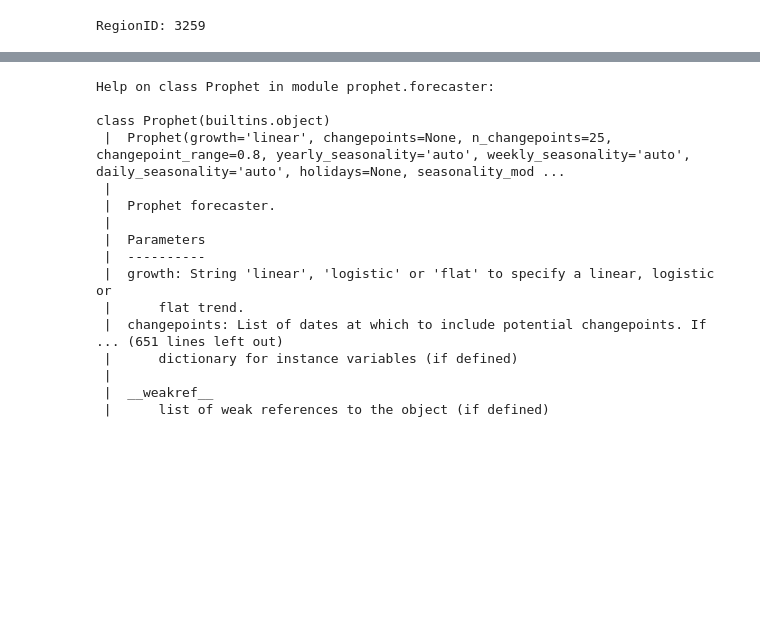
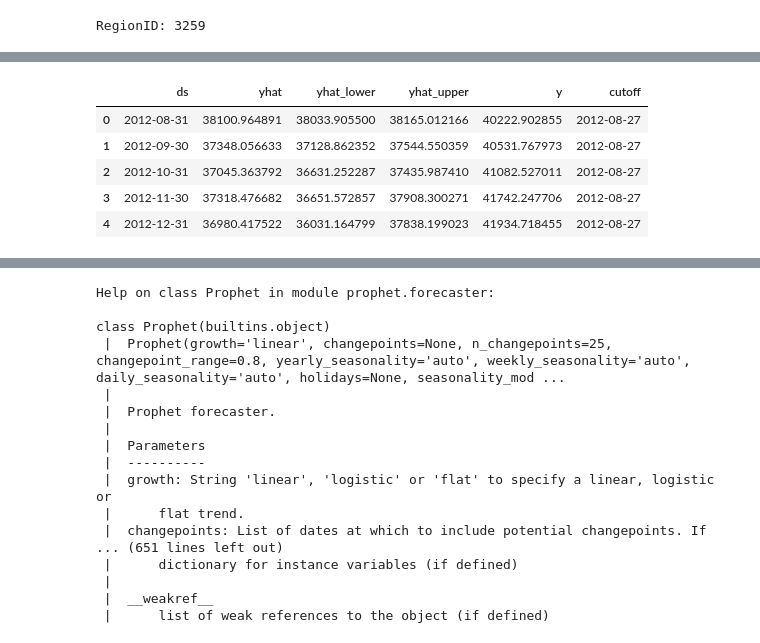
Before and after one commit to dfquinn23/Project_1, a Jupyter notebook: Zillow/home_values_county.ipynb, the cells around one changed output, grey strips where cells are left out. Saved outputs shown, nothing was run; the diff lists cells and outputs as text; code cells hidden in the pictures; blank space fills up the shorter version.

```diff
--- a/Zillow/home_values_county.ipynb
+++ b/Zillow/home_values_county.ipynb
@@ -324,3 +329,8 @@ region_id = region_id.iloc[0] if not region_id.empty else None
 print("RegionID:", region_id)
 # %% [output]
 RegionID: 3259
+# %%
+from prophet.diagnostics import cross_validation
+df_cv = cross_validation(model_index0, initial='730 days', period='180 days', horizon = '365 days')
+df_cv.head()
+# %% [output]
@@ -326,0 +354,6 @@ RegionID: 3259
+|  | ds | yhat | yhat_lower | yhat_upper | y | cutoff |
+| 0 | 2012-08-31 | 38100.964891 | 38033.905500 | 38165.012166 | 40222.902855 | 2012-08-27 |
+| 1 | 2012-09-30 | 37348.056633 | 37128.862352 | 37544.550359 | 40531.767973 | 2012-08-27 |
+| 2 | 2012-10-31 | 37045.363792 | 36631.252287 | 37435.987410 | 41082.527011 | 2012-08-27 |
+| 3 | 2012-11-30 | 37318.476682 | 36651.572857 | 37908.300271 | 41742.247706 | 2012-08-27 |
+| 4 | 2012-12-31 | 36980.417522 | 36031.164799 | 37838.199023 | 41934.718455 | 2012-08-27 |
```
Also changed, not shown: parts of 11 cells of this notebook, 4 other files.
